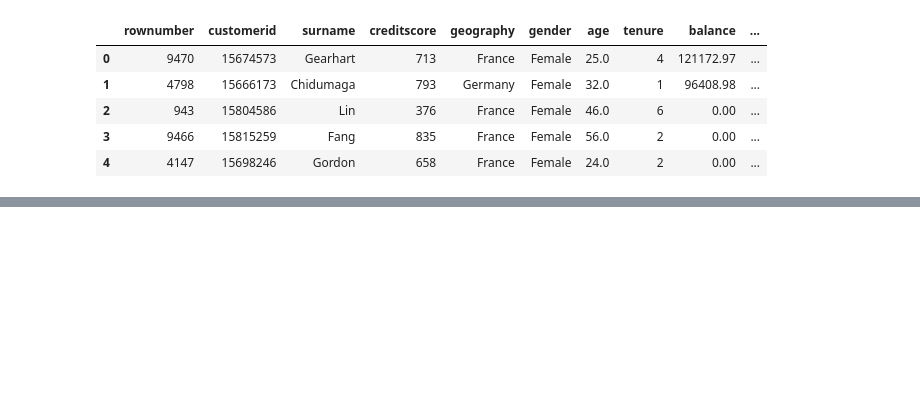
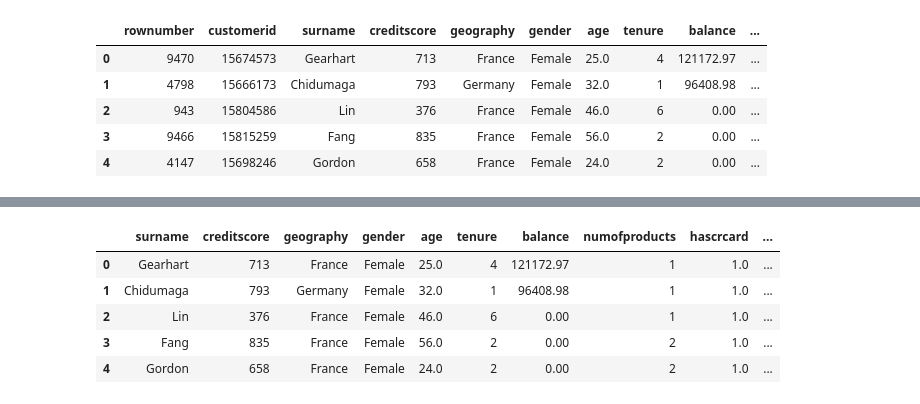
Before and after one commit to Satish-Kumar-1/customer-churn-prediction, a Jupyter notebook: Research/notebook/feature_engineering.ipynb, the cells around one changed output, grey strips where cells are left out. Cells and saved outputs as stored; diff of their text form; code cells hidden in the pictures; blank space fills up the shorter version.

```diff
--- a/Research/notebook/feature_engineering.ipynb
+++ b/Research/notebook/feature_engineering.ipynb
@@ -108,0 +173,9 @@ x_train.head()
+# %%
+x_train.head()
+# %% [output]
+|  | surname | creditscore | geography | gender | age | tenure | balance | numofproducts | hascrcard | ... |
+| 0 | Gearhart | 713 | France | Female | 25.0 | 4 | 121172.97 | 1 | 1.0 | ... |
+| 1 | Chidumaga | 793 | Germany | Female | 32.0 | 1 | 96408.98 | 1 | 1.0 | ... |
+| 2 | Lin | 376 | France | Female | 46.0 | 6 | 0.00 | 1 | 1.0 | ... |
+| 3 | Fang | 835 | France | Female | 56.0 | 2 | 0.00 | 2 | 1.0 | ... |
+| 4 | Gordon | 658 | France | Female | 24.0 | 2 | 0.00 | 2 | 1.0 | ... |
```
Also changed, not shown: parts of 24 cells of this notebook.
